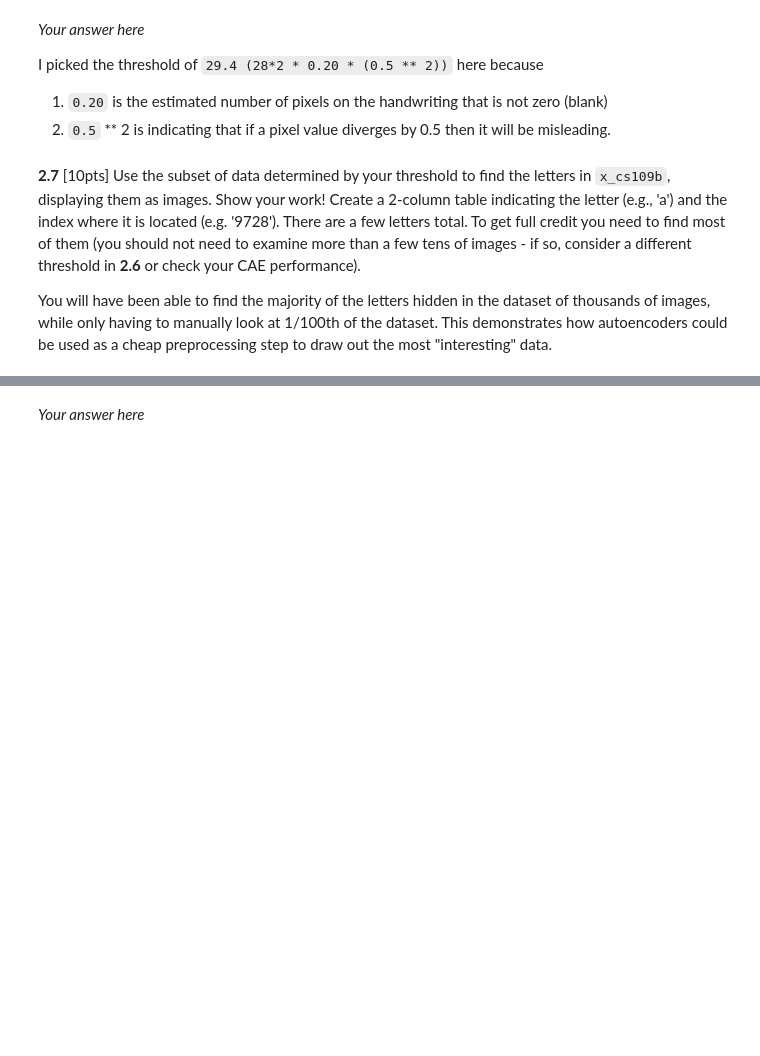
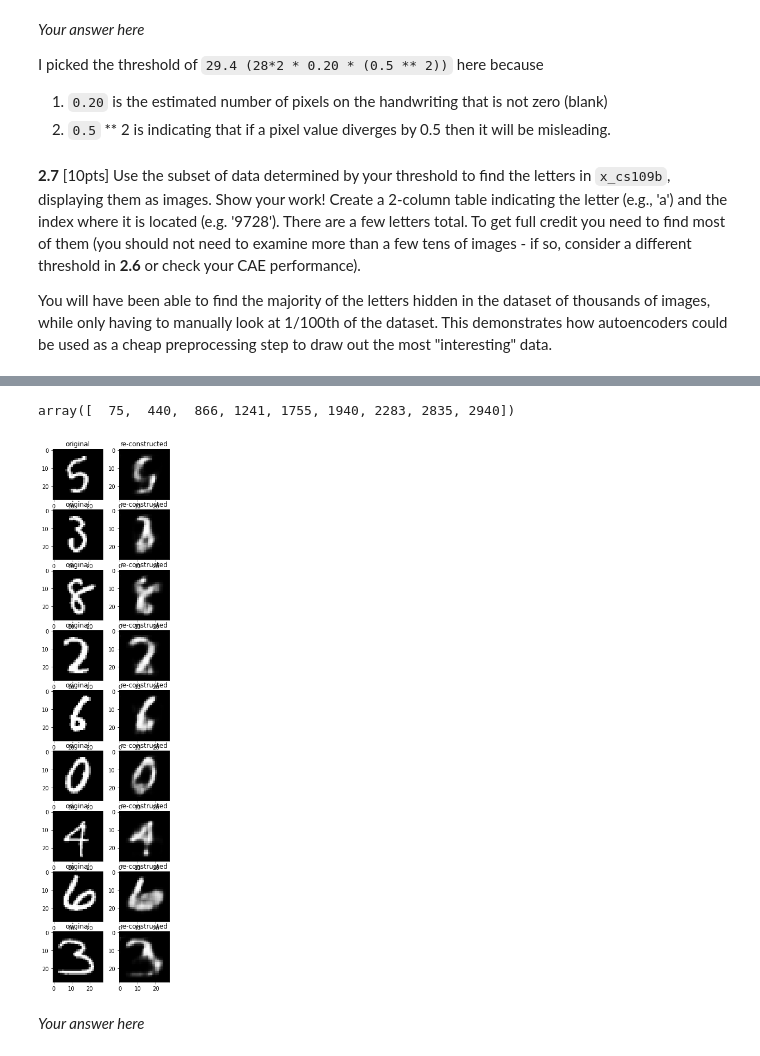
Before and after one commit to jackxxu/2020-CS109B, a Jupyter notebook: content/homeworks/hw05/notebook/cs109b-hw5-students.ipynb, the cells around one changed output, grey strips where cells are left out. Saved outputs shown, nothing was run; the diff lists cells and outputs as text; code cells hidden in the pictures; blank space fills up the shorter version.

```diff
--- a/content/homeworks/hw05/notebook/cs109b-hw5-students.ipynb
+++ b/content/homeworks/hw05/notebook/cs109b-hw5-students.ipynb
@@ -635,2 +646,15 @@ You will have been able to find the majority of the letters hidden in the datase
+# %%
+confusion_indexes = (mse_x_cs109b < 2.5).nonzero()[0]
+count_confused = len(confusion_indexes)
+display(confusion_indexes)
+f, ax = plt.subplots(count_confused, 2, figsize=(4, count_confused*2))
+for i in range(count_confused):
+    ax[i, 0].set_title('original')
+    ax[i, 0].imshow(x_cs109b[i].reshape(28, 28), cmap='gray');
+    ax[i, 1].set_title('re-constructed')
+    ax[i, 1].imshow(cae_recons_x_cs109b[i].reshape(28, 28), cmap='gray');
+# %% [output]
+array([  75,  440,  866, 1241, 1755, 1940, 2283, 2835, 2940])
+[figure, added]
 # %% [markdown]
 *Your answer here*
```
Also changed, not shown: parts of 2 cells of this notebook.
